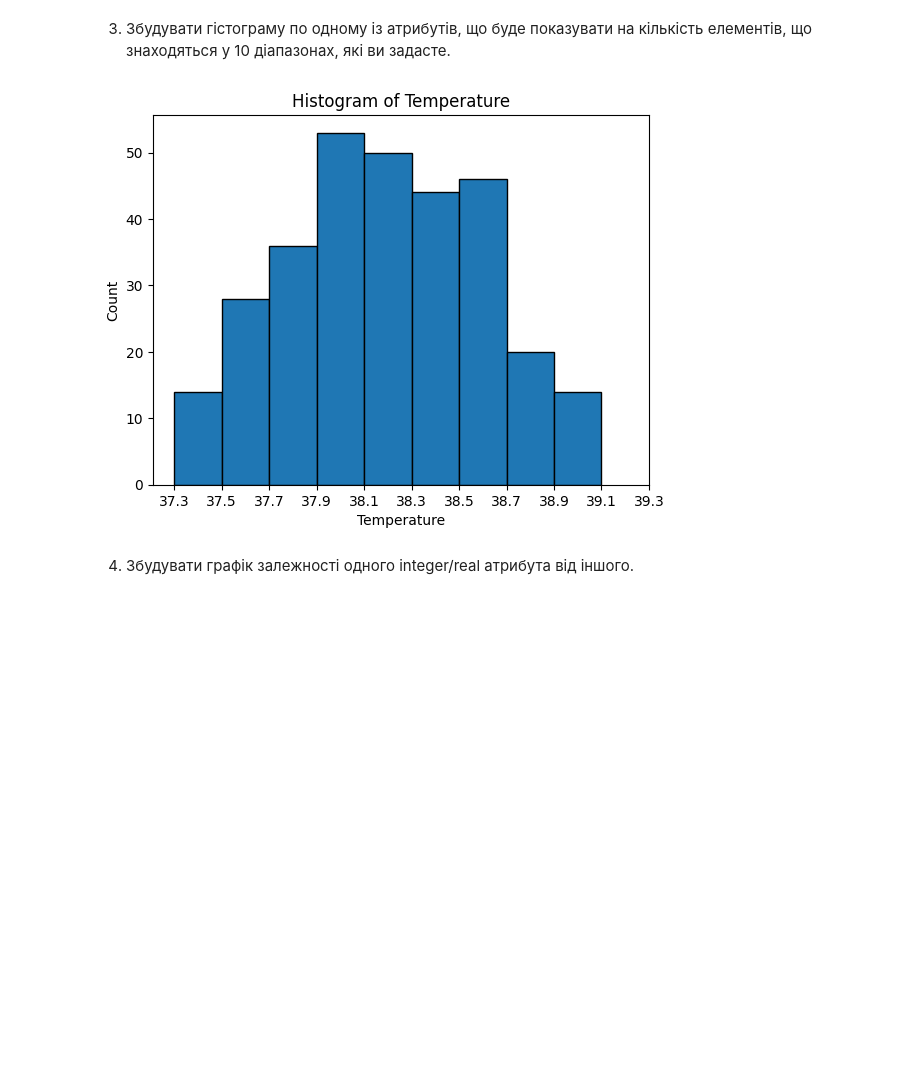
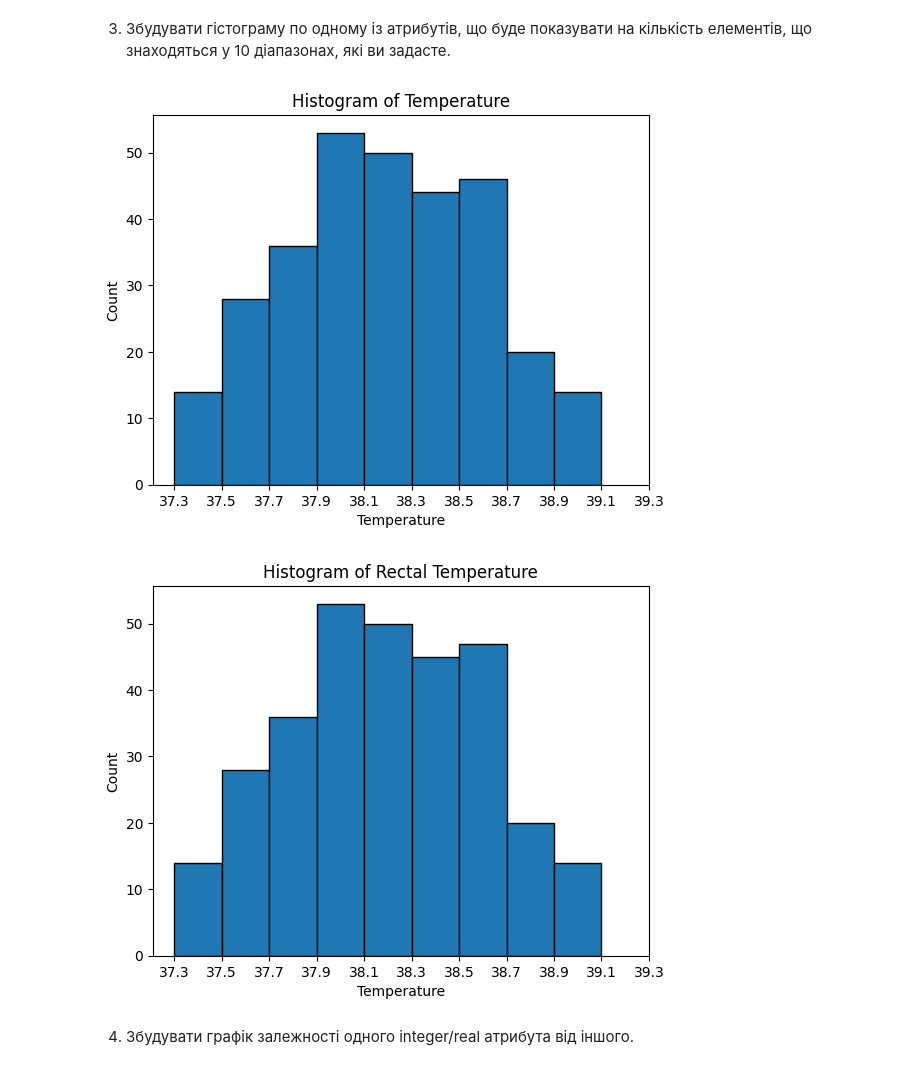
Before and after one commit to RoberOppenheimer/AD_lab2, a Jupyter notebook: Lab4.ipynb, the cells around one changed output. Drawn from its saved outputs; the diff is of its cells as text; code cells hidden in the pictures; blank space fills up the shorter version.

```diff
--- a/Lab4.ipynb
+++ b/Lab4.ipynb
@@ -259,7 +269,8 @@ horse_colic = fetch_ucirepo(id=47)
 X = horse_colic.data.features
 df = pd.DataFrame(X)
 df.to_csv('horse_colic.csv', index=False)
-
 df = pd.read_csv('horse_colic.csv')
 
-print(df)
+
+
+npy = np.array(X)
@@ -319,6 +332,19 @@ max_total_protein = df['total_protein'].max()
 df['total_protein_normalized'] = (df['total_protein'] - min_total_protein) / (max_total_protein - min_total_protein)
 
 print(df['total_protein_normalized'])
+
+
+
+np.set_printoptions(suppress=True, precision=6, floatmode='fixed', linewidth=100)
+min_total_protein = npy[:, 19].astype(float).min()
+max_total_protein = npy[:, 19].astype(float).max()
+
+npy_normalized = (npy[:, 19].astype(float) - min_total_protein) / (max_total_protein - min_total_protein)
+
+npy = np.column_stack((npy, npy_normalized))
+
+
+print(npy[:, -1])
 # %% [output]
 3      0.045508
 4      0.047841
@@ -337,17 +368,33 @@ Name: total_protein_normalized, Length: 365, dtype: float64
 # %%
 ranges = [37.3, 37.5, 37.7, 37.9, 38.1, 38.3, 38.5, 38.7, 38.9, 39.1]
 
 plt.hist(df['rectal_temperature'], bins=ranges, edgecolor='black')
 
 plt.xlabel('Temperature')
 plt.ylabel('Count')
 plt.title('Histogram of Temperature')
 tick_values = np.arange(min(ranges), max(ranges) + 0.2, 0.2)
 plt.xticks(tick_values)
 
 plt.show()
+
+
+
+
+hist, bins = np.histogram(npy[:, 3], bins=ranges)
+
+plt.hist(npy[:, 3], bins=ranges, edgecolor='black')
+
+plt.xlabel('Temperature')
+plt.ylabel('Count')
+plt.title('Histogram of Rectal Temperature')
+tick_values = np.arange(min(ranges), max(ranges) + 0.2, 0.2)
+plt.xticks(tick_values)
+
+plt.show()
 # %% [output]
 [figure]
+[figure, added]
 # %% [markdown]
 4. Збудувати графік залежності одного integer/real атрибута від іншого.
 # %%
```
Also changed, not shown: parts of 16 cells of this notebook.
